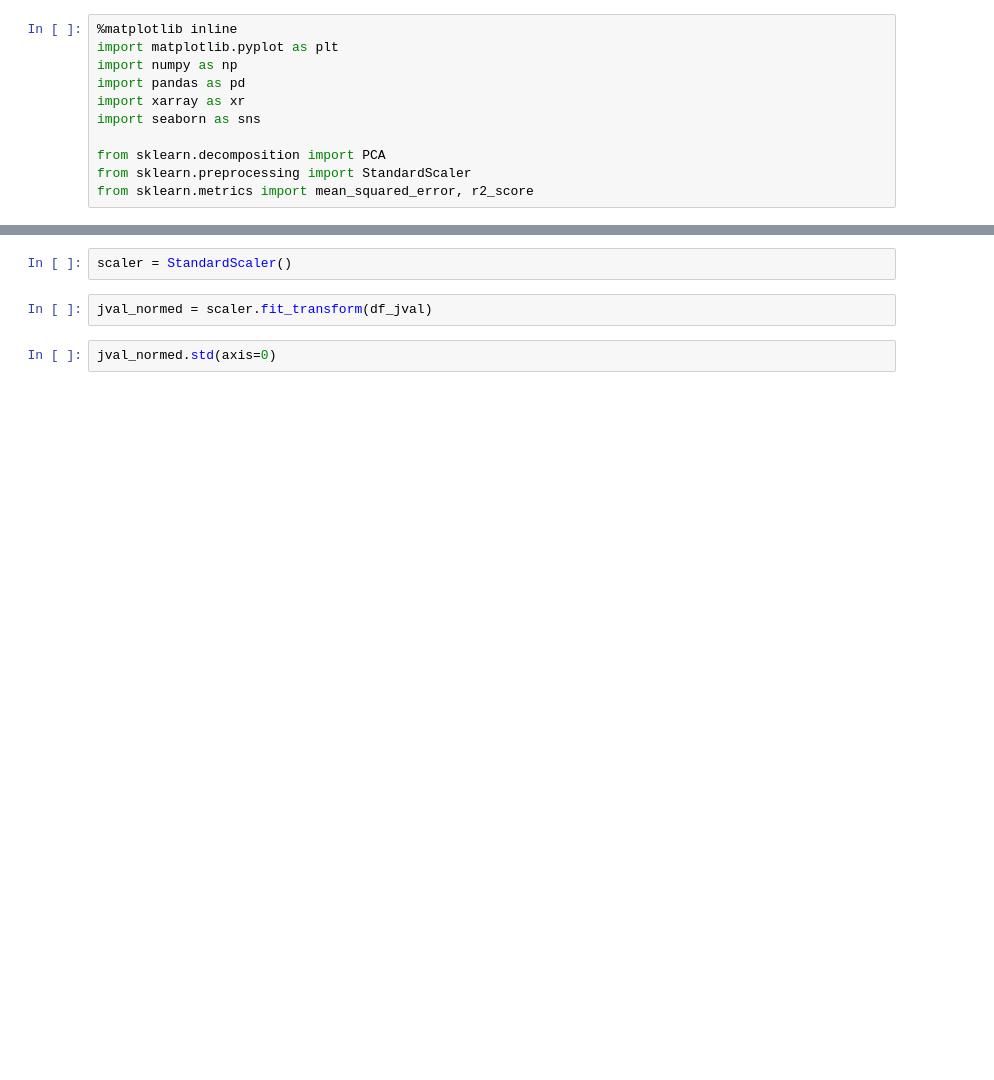
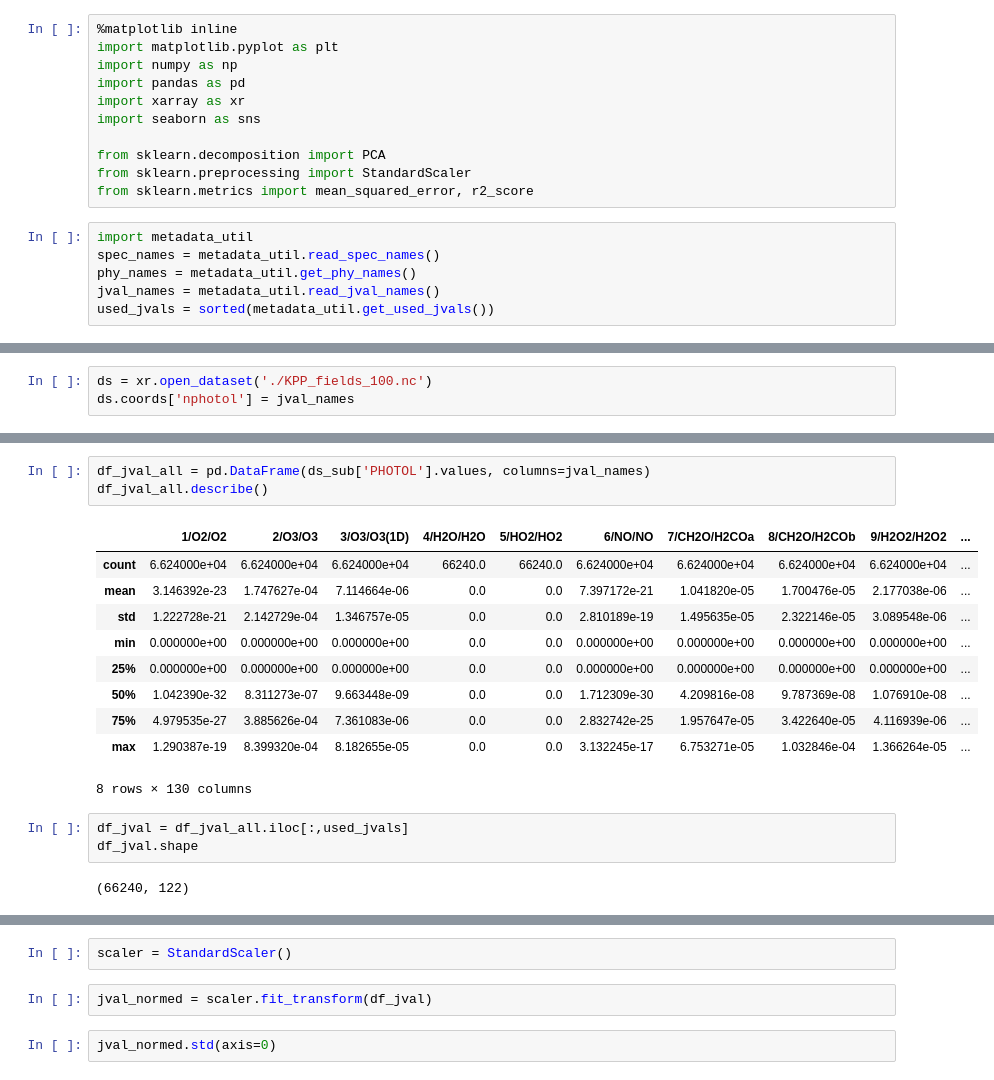
Before and after one commit to JiaweiZhuang/train_KPP, a Jupyter notebook: SVD_jvals.ipynb, the cells around one changed output, grey strips where cells are left out. Saved outputs shown, nothing was run; the diff lists cells and outputs as text; blank space fills up the shorter version.

```diff
--- a/SVD_jvals.ipynb
+++ b/SVD_jvals.ipynb
@@ -9,3 +9,9 @@ import seaborn as sns
 from sklearn.decomposition import PCA
 from sklearn.preprocessing import StandardScaler
 from sklearn.metrics import mean_squared_error, r2_score
+# %%
+import metadata_util
+spec_names = metadata_util.read_spec_names()
+phy_names = metadata_util.get_phy_names()
+jval_names = metadata_util.read_jval_names()
+used_jvals = sorted(metadata_util.get_used_jvals())
@@ -11,0 +24,3 @@ from sklearn.metrics import mean_squared_error, r2_score
+# %%
+ds = xr.open_dataset('./KPP_fields_100.nc')
+ds.coords['nphotol'] = jval_names
@@ -11,0 +46,19 @@ from sklearn.metrics import mean_squared_error, r2_score
+# %%
+df_jval_all = pd.DataFrame(ds_sub['PHOTOL'].values, columns=jval_names)
+df_jval_all.describe()
+# %% [output]
+|  | 1/O2/O2 | 2/O3/O3 | 3/O3/O3(1D) | 4/H2O/H2O | 5/HO2/HO2 | 6/NO/NO | 7/CH2O/H2COa | 8/CH2O/H2COb | 9/H2O2/H2O2 | ... |
+| count | 6.624000e+04 | 6.624000e+04 | 6.624000e+04 | 66240.0 | 66240.0 | 6.624000e+04 | 6.624000e+04 | 6.624000e+04 | 6.624000e+04 | ... |
+| mean | 3.146392e-23 | 1.747627e-04 | 7.114664e-06 | 0.0 | 0.0 | 7.397172e-21 | 1.041820e-05 | 1.700476e-05 | 2.177038e-06 | ... |
+| std | 1.222728e-21 | 2.142729e-04 | 1.346757e-05 | 0.0 | 0.0 | 2.810189e-19 | 1.495635e-05 | 2.322146e-05 | 3.089548e-06 | ... |
+| min | 0.000000e+00 | 0.000000e+00 | 0.000000e+00 | 0.0 | 0.0 | 0.000000e+00 | 0.000000e+00 | 0.000000e+00 | 0.000000e+00 | ... |
+| 25% | 0.000000e+00 | 0.000000e+00 | 0.000000e+00 | 0.0 | 0.0 | 0.000000e+00 | 0.000000e+00 | 0.000000e+00 | 0.000000e+00 | ... |
+| 50% | 1.042390e-32 | 8.311273e-07 | 9.663448e-09 | 0.0 | 0.0 | 1.712309e-30 | 4.209816e-08 | 9.787369e-08 | 1.076910e-08 | ... |
+| 75% | 4.979535e-27 | 3.885626e-04 | 7.361083e-06 | 0.0 | 0.0 | 2.832742e-25 | 1.957647e-05 | 3.422640e-05 | 4.116939e-06 | ... |
+| max | 1.290387e-19 | 8.399320e-04 | 8.182655e-05 | 0.0 | 0.0 | 3.132245e-17 | 6.753271e-05 | 1.032846e-04 | 1.366264e-05 | ... |
+8 rows × 130 columns
+# %%
+df_jval = df_jval_all.iloc[:,used_jvals]
+df_jval.shape
+# %% [output]
+(66240, 122)
```
Also changed, not shown: parts of 33 cells of this notebook.
